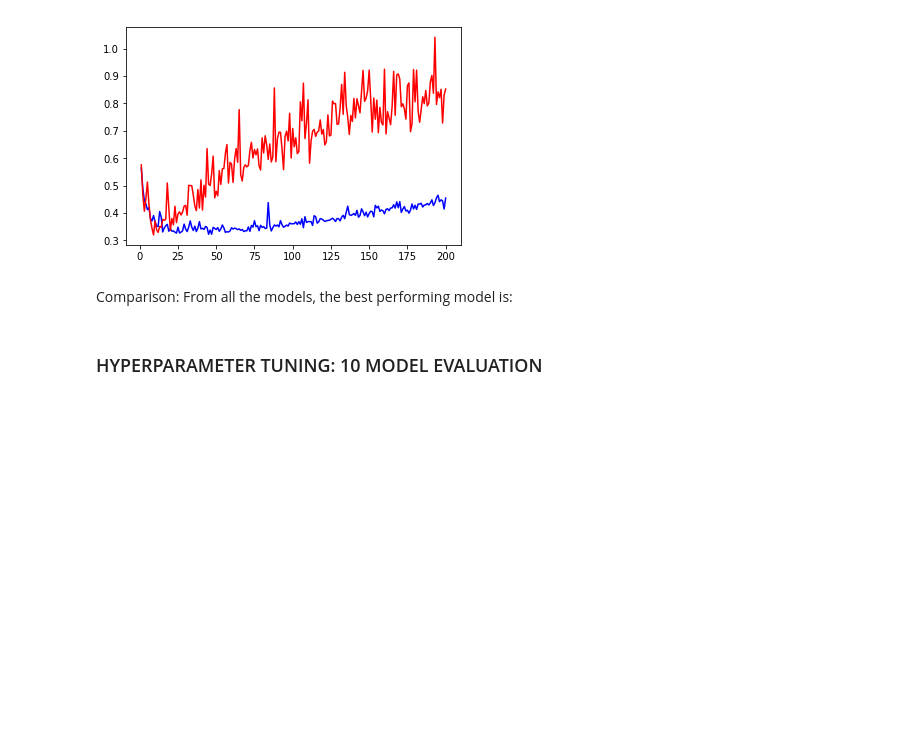
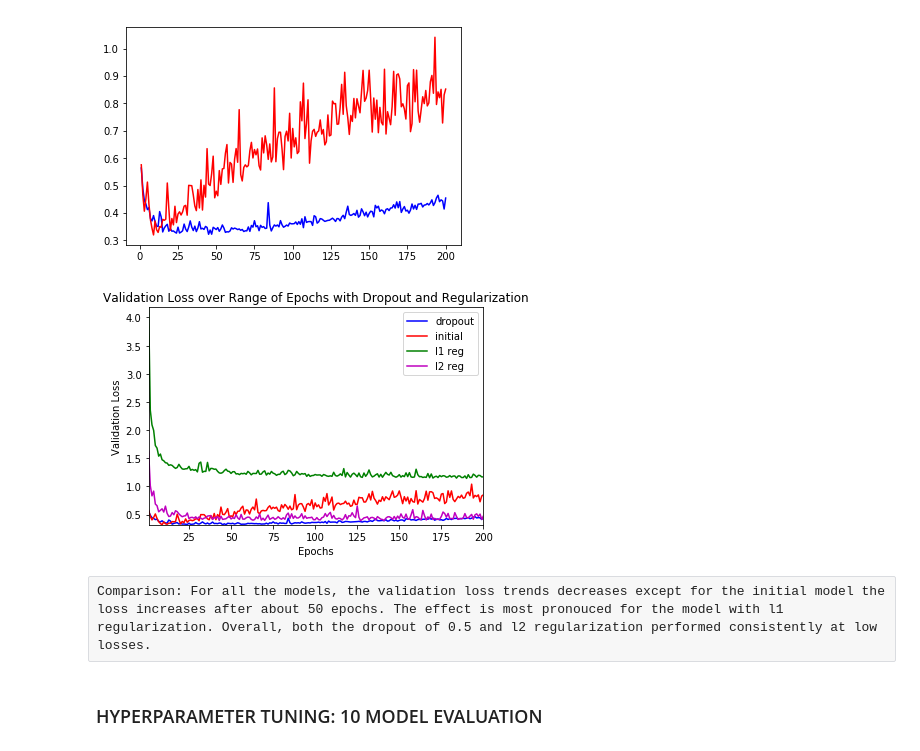
Before and after one commit to css-research/hw01, a Jupyter notebook: DhruvalBhatt_HW01.ipynb, the cells around one changed output. Cells and saved outputs as stored; diff of their text form; code cells hidden in the pictures; blank space fills up the shorter version.

Commit message:
Updated with Additional Results
4 more models and Final models left to run.

```diff
--- a/DhruvalBhatt_HW01.ipynb
+++ b/DhruvalBhatt_HW01.ipynb
@@ -270,8 +243,30 @@ Epoch 200/200
 50000/50000 [==============================] - 6s 121us/step - loss: 0.3144 - acc: 0.9205 - val_loss: 0.4776 - val_acc: 0.8656
 NameError: name 'l1_loss' is not defined
 [figure]
-# %% [markdown]
-Comparison: From all the models, the best performing model is:
+# %%
+#Extract Validation Loss from keras callback history
+L1_metrics = track_L1.history
+L1_loss = L1_metrics['val_loss']
+
+L2_metrics = track_L2.history
+L2_loss = L2_metrics['val_loss']
+
+#Plot Loss over Epochs
+plt.clf()
+plt.plot(epochs, dropout_loss, 'b', label = "dropout")
+plt.plot(epochs, val_loss, 'r', label = "initial")
+plt.plot(epochs, L1_loss, 'g', label = "l1 reg")
+plt.plot(epochs, L2_loss, 'm', label = "l2 reg")
+plt.margins(0)
+plt.title("Validation Loss over Range of Epochs with Dropout and Regularization")
+plt.xlabel('Epochs')
+plt.ylabel("Validation Loss")
+plt.legend()
+plt.show()
+# %% [output]
+[figure, added]
+# %% [raw]
+Comparison: For all the models, the validation loss trends decreases except for the initial model the loss increases after about 50 epochs. The effect is most pronouced for the model with l1 regularization. Overall, both the dropout of 0.5 and l2 regularization performed consistently at low losses.
 # %% [markdown]
 ### HYPERPARAMETER TUNING: 10 MODEL EVALUATION
 # %%
```
Also changed, not shown: parts of 23 cells of this notebook.
